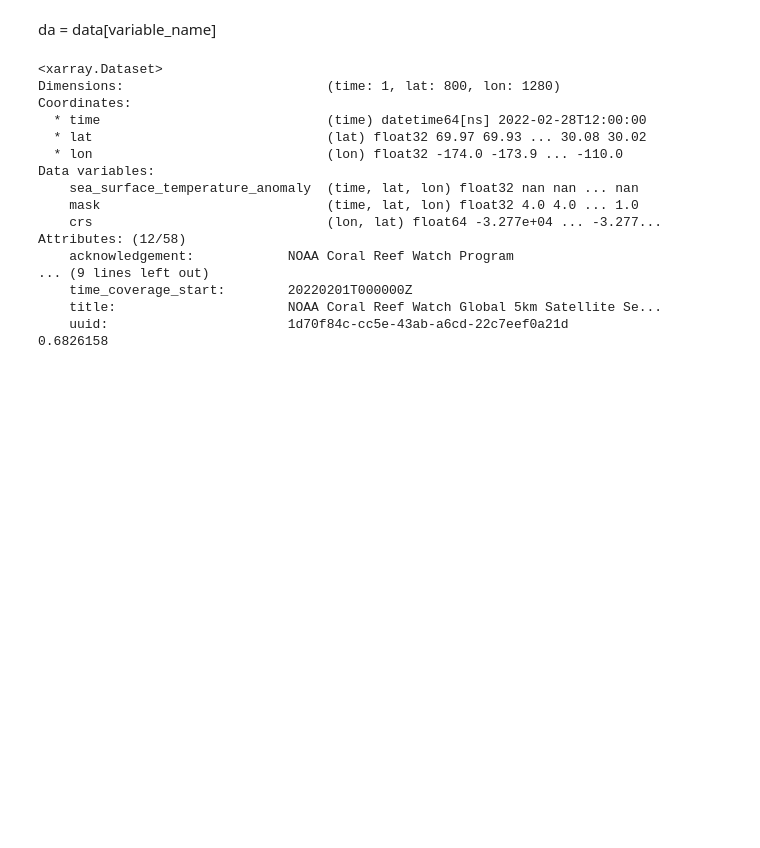
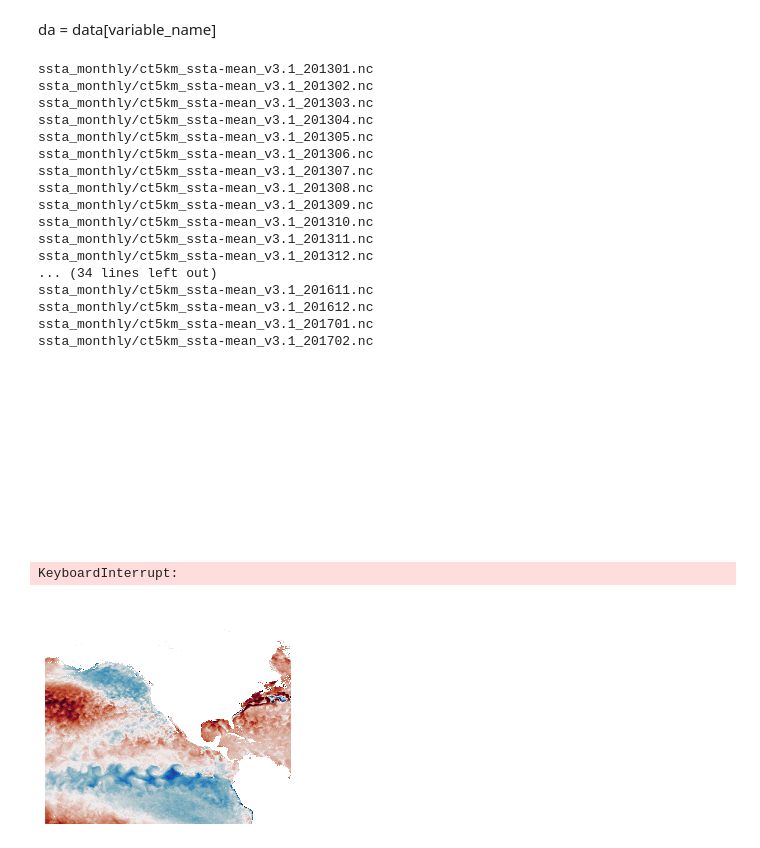
Before and after one commit to HakaiInstitute/ssta_images, a Jupyter notebook: dataProcessing/exportForTHREE.ipynb, the cells around one changed output. Cells and saved outputs as stored; diff of their text form; code cells hidden in the pictures; blank space fills up the shorter version.

Commit message:
new anomaly plot

```diff
--- a/dataProcessing/exportForTHREE.ipynb
+++ b/dataProcessing/exportForTHREE.ipynb
@@ -83,8 +83,9 @@ def last_4chars(x):
     return(x[-10:])
 
 files = sorted(nc_files, key = last_4chars)
-for file in files[0:1]:
-    file = 'ssta_monthly/ct5km_ssta-mean_v3.1_202202.nc'
+for file in files[0:50]:
+    print(file)
+#     file = 'ssta_monthly/ct5km_ssta-mean_v3.1_202012.nc'
     key = file[-9:-3]
     a.setdefault(key, [])
 
@@ -101,12 +102,12 @@ for file in files[0:1]:
 #         data1 = dataDub.where(mask_lon1 & mask_lat, drop=True)
 
 #         data2 = dataDub2.where(mask_lat1, drop=True)
-        print(data)
+#         print(data)
 #         print(data2)
 
         temp = data.sea_surface_temperature_anomaly.values[0,::res,::res]
         Ta = (temp[~np.isnan(temp)].mean())
-        print(Ta)
+#         print(Ta)
         a[key].append(float(Ta))
         write_json(a)
 
@@ -140,23 +141,23 @@ for file in files[0:1]:
 #         fig.clf()
 #         plt.close()
 # %% [output]
-<xarray.Dataset>
-Dimensions:                          (time: 1, lat: 800, lon: 1280)
-Coordinates:
-  * time                             (time) datetime64[ns] 2022-02-28T12:00:00
-  * lat                              (lat) float32 69.97 69.93 ... 30.08 30.02
-  * lon                              (lon) float32 -174.0 -173.9 ... -110.0
-Data variables:
-    sea_surface_temperature_anomaly  (time, lat, lon) float32 nan nan ... nan
-    mask                             (time, lat, lon) float32 4.0 4.0 ... 1.0
-    crs                              (lon, lat) float64 -3.277e+04 ... -3.277...
-Attributes: (12/58)
-    acknowledgement:            NOAA Coral Reef Watch Program
-... (9 lines left out)
-    time_coverage_start:        20220201T000000Z
-    title:                      NOAA Coral Reef Watch Global 5km Satellite Se...
-    uuid:                       1d70f84c-cc5e-43ab-a6cd-22c7eef0a21d
-0.6826158
+ssta_monthly/ct5km_ssta-mean_v3.1_201301.nc
+ssta_monthly/ct5km_ssta-mean_v3.1_201302.nc
+ssta_monthly/ct5km_ssta-mean_v3.1_201303.nc
+ssta_monthly/ct5km_ssta-mean_v3.1_201304.nc
+ssta_monthly/ct5km_ssta-mean_v3.1_201305.nc
+ssta_monthly/ct5km_ssta-mean_v3.1_201306.nc
+ssta_monthly/ct5km_ssta-mean_v3.1_201307.nc
+ssta_monthly/ct5km_ssta-mean_v3.1_201308.nc
+ssta_monthly/ct5km_ssta-mean_v3.1_201309.nc
+ssta_monthly/ct5km_ssta-mean_v3.1_201310.nc
+ssta_monthly/ct5km_ssta-mean_v3.1_201311.nc
+ssta_monthly/ct5km_ssta-mean_v3.1_201312.nc
+... (34 lines left out)
+ssta_monthly/ct5km_ssta-mean_v3.1_201611.nc
+ssta_monthly/ct5km_ssta-mean_v3.1_201612.nc
+ssta_monthly/ct5km_ssta-mean_v3.1_201701.nc
+ssta_monthly/ct5km_ssta-mean_v3.1_201702.nc
 [figure]
 # %%
 subfolder = 'daily/2022/'
@@ -197,7 +198,7 @@ def last_4chars(x):
     return(x[-10:])
 
 files = sorted(nc_files, key = last_4chars)
-for file in files[0:100]:
+for file in files[0:1]:
 #     file = 'daily/2022/ct5km_ssta_v3.1_20220316.nc'
 
     with xr.open_dataset(file) as data:
@@ -232,33 +233,36 @@ for file in files[0:100]:
 #             topo = np.ma.masked_outside(dataElev.variables['elevation'],0.1,5000)
 #             lats = dataElev.variables['latitude'][:]
 #             lons = dataElev.variables['longitude'][:]
 #             get_latlong = False
         fig = plt
         ax = fig.axes(projection=ccrs.PlateCarree())
 
         fig.axis('off')
         fig.margins(0,0)
         fig.gca().xaxis.set_major_locator(plt.NullLocator())
         fig.gca().yaxis.set_major_locator(plt.NullLocator())
         fig.tick_params(axis='both', left='False', top='False', right='False', bottom='False', labelleft='False', labeltop='False', labelright='False', labelbottom='False')
         # ax.stock_img()
 
 
 #         fig.pcolormesh(lons, lats, topo,vmin=0.1,vmax=10000,cmap='gray')
         fig.pcolormesh(lon, lat, temp, vmin=-4, vmax=4,cmap=cm.balance)
         fig.pcolormesh(lon1, lat1, temp1, vmin=-4, vmax=4,cmap=cm.balance)
         fig.pcolormesh(lon2, lat2, temp2, vmin=-4, vmax=4,cmap=cm.balance)
 #         ax.add_feature(cfeature.LAND,color='grey')
 #         ax.set_facecolor([0.0, 1.0, 0.0, 0])
 #         ax.imshow(img,extent=img_extent)
         ax.set_extent([-180, 180, -90, 90])
 
 
         fig.savefig(file[:-3]+'.png',transparent=True, dpi=200,bbox_inches='tight', pad_inches = 0)
 #         plt.close("all")
         data.close()
         fig.clf()
         plt.close()
+# %% [output]
+KeyboardInterrupt:
+[figure, added]
 # %%
 ## Create black and white texture for displacement map
 
```
Also changed, not shown: 15 other files.
